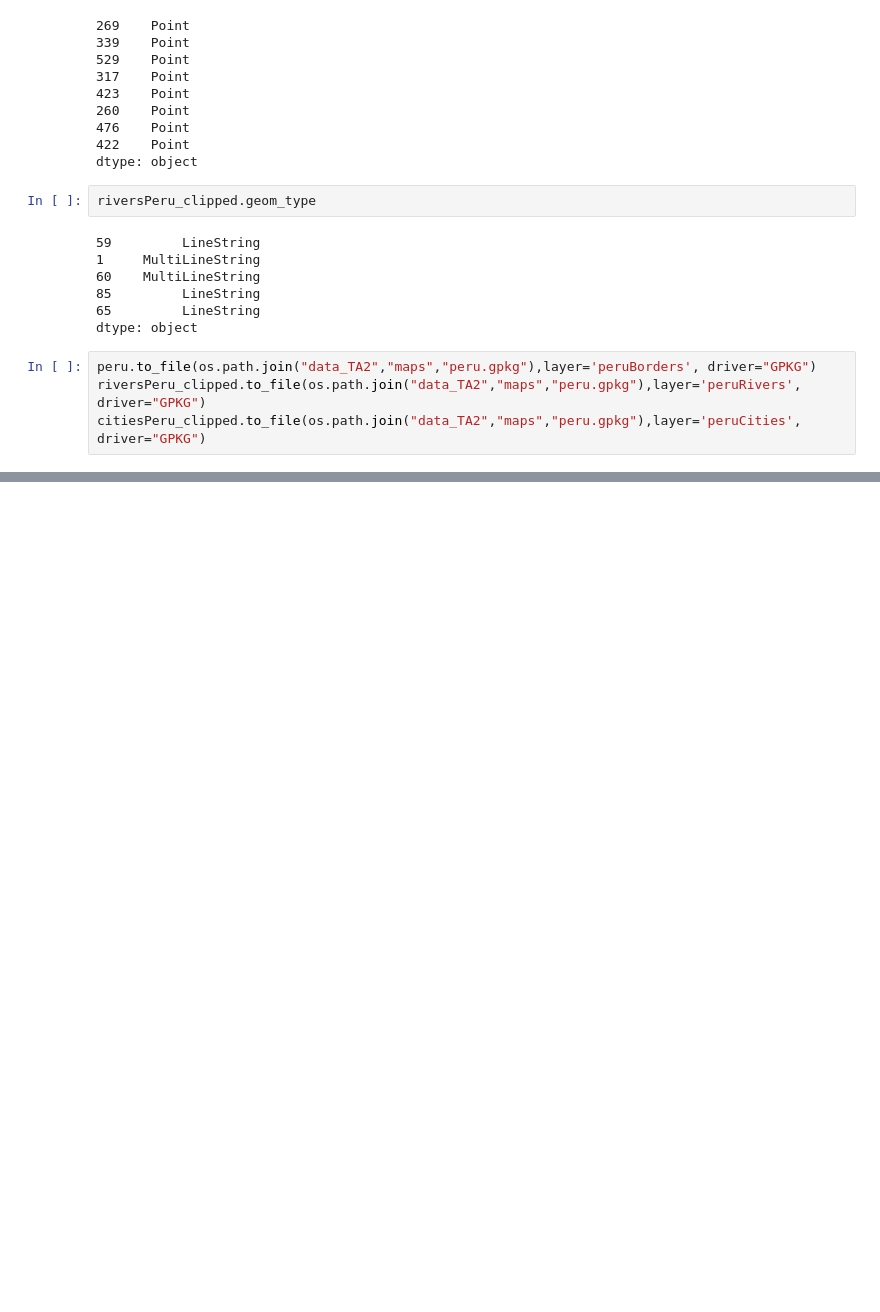
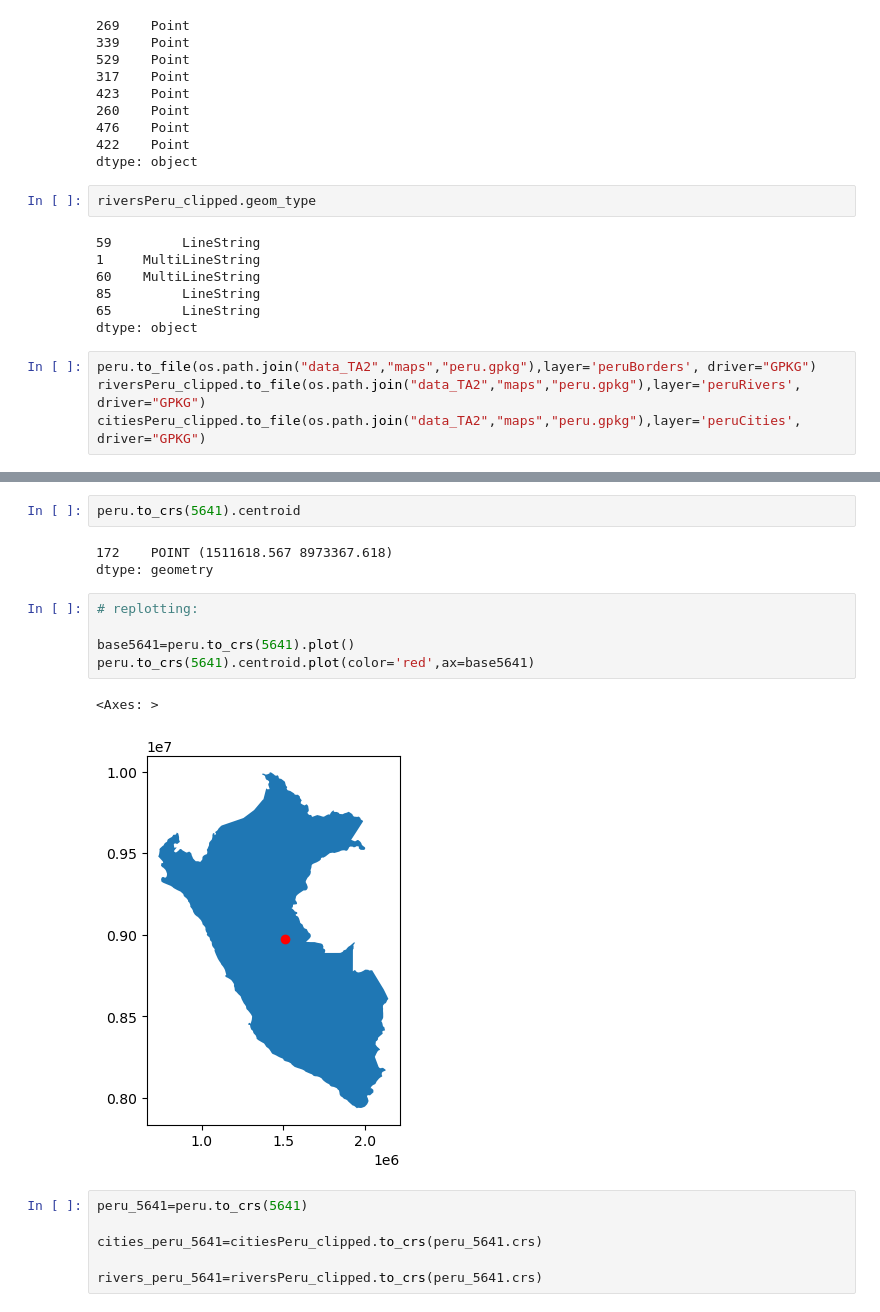
Before and after one commit to krlos20203563/ASIE_2024-1, a Jupyter notebook: Tarea_2.ipynb, the cells around one changed output, grey strips where cells are left out. Drawn from its saved outputs; the diff is of its cells as text; blank space fills up the shorter version.

```diff
--- a/Tarea_2.ipynb
+++ b/Tarea_2.ipynb
@@ -134,0 +153,19 @@ citiesPeru_clipped.to_file(os.path.join("data_TA2","maps","peru.gpkg"),layer='pe
+# %%
+peru.to_crs(5641).centroid
+# %% [output]
+172    POINT (1511618.567 8973367.618)
+dtype: geometry
+# %%
+# replotting:
+
+base5641=peru.to_crs(5641).plot()
+peru.to_crs(5641).centroid.plot(color='red',ax=base5641)
+# %% [output]
+<Axes: >
+[figure, added]
+# %%
+peru_5641=peru.to_crs(5641)
+
+cities_peru_5641=citiesPeru_clipped.to_crs(peru_5641.crs)
+
+rivers_peru_5641=riversPeru_clipped.to_crs(peru_5641.crs)
```
Also changed, not shown: parts of 24 cells of this notebook, 2 other files.
